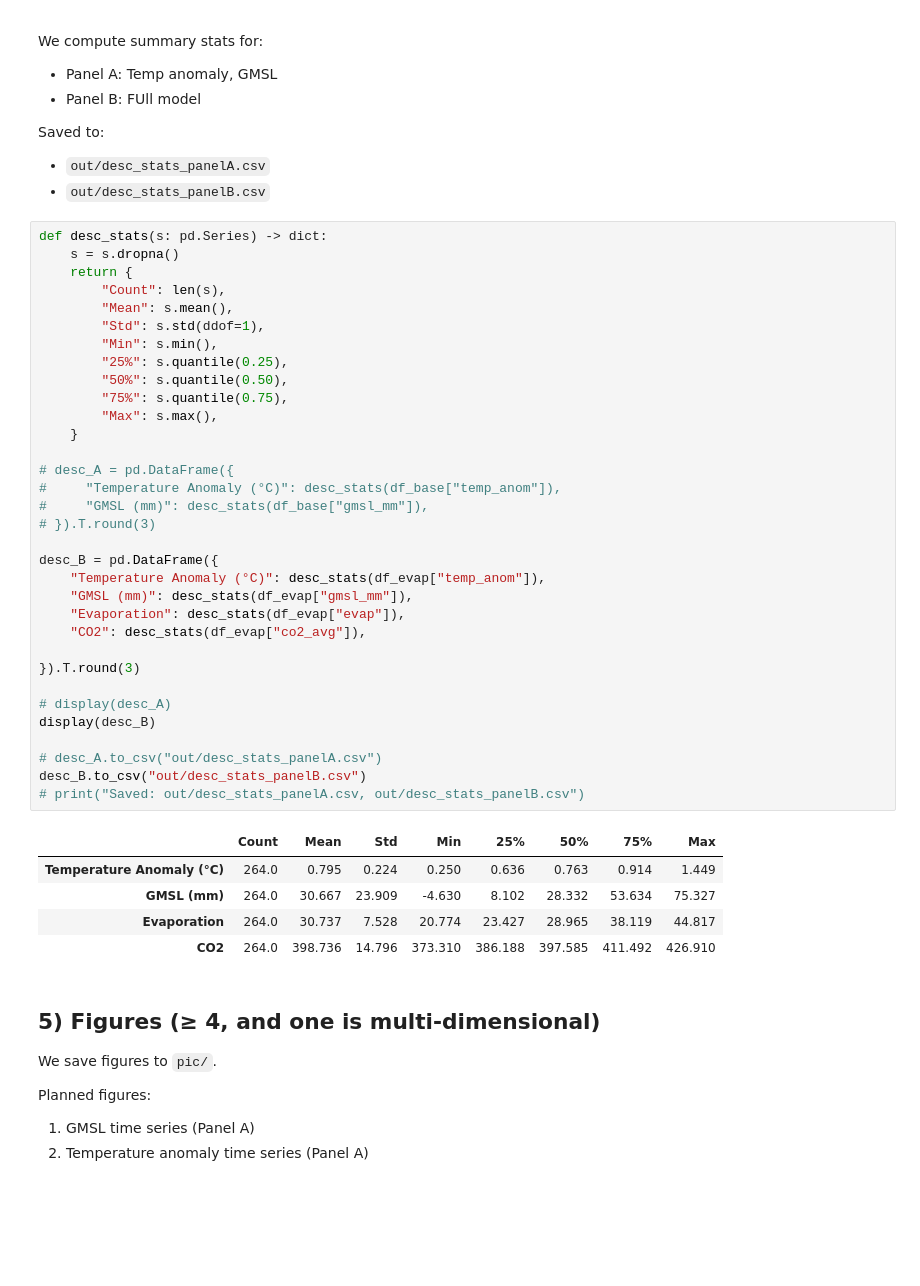
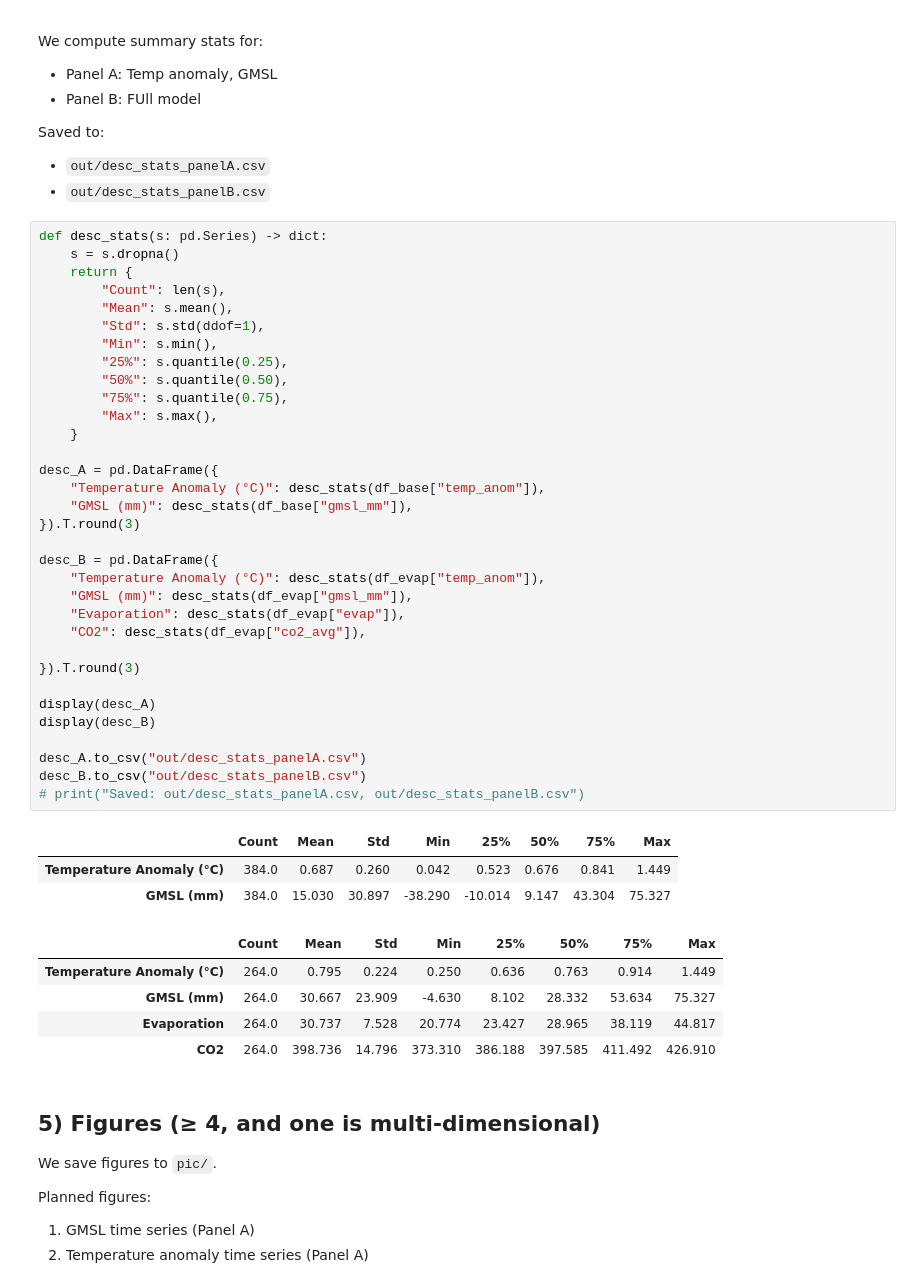
Before and after one commit to XinaiLU/5205_final_proj, a Jupyter notebook: 5205 final.ipynb, the cells around one changed output. Saved outputs shown, nothing was run; the diff lists cells and outputs as text; blank space fills up the shorter version.

```diff
--- a/5205 final.ipynb
+++ b/5205 final.ipynb
@@ -328,42 +328,45 @@ Saved to:
 # %%
 def desc_stats(s: pd.Series) -> dict:
     s = s.dropna()
     return {
         "Count": len(s),
         "Mean": s.mean(),
         "Std": s.std(ddof=1),
         "Min": s.min(),
         "25%": s.quantile(0.25),
         "50%": s.quantile(0.50),
         "75%": s.quantile(0.75),
         "Max": s.max(),
     }
 
-# desc_A = pd.DataFrame({
-#     "Temperature Anomaly (°C)": desc_stats(df_base["temp_anom"]),
-#     "GMSL (mm)": desc_stats(df_base["gmsl_mm"]),
-# }).T.round(3)
+desc_A = pd.DataFrame({
+    "Temperature Anomaly (°C)": desc_stats(df_base["temp_anom"]),
+    "GMSL (mm)": desc_stats(df_base["gmsl_mm"]),
+}).T.round(3)
 
 desc_B = pd.DataFrame({
     "Temperature Anomaly (°C)": desc_stats(df_evap["temp_anom"]),
     "GMSL (mm)": desc_stats(df_evap["gmsl_mm"]),
     "Evaporation": desc_stats(df_evap["evap"]),
     "CO2": desc_stats(df_evap["co2_avg"]),
 
 }).T.round(3)
 
-# display(desc_A)
+display(desc_A)
 display(desc_B)
 
-# desc_A.to_csv("out/desc_stats_panelA.csv")
+desc_A.to_csv("out/desc_stats_panelA.csv")
 desc_B.to_csv("out/desc_stats_panelB.csv")
 # print("Saved: out/desc_stats_panelA.csv, out/desc_stats_panelB.csv")
 # %% [output]
 |  | Count | Mean | Std | Min | 25% | 50% | 75% | Max |
-| Temperature Anomaly (°C) | 264.0 | 0.795 | 0.224 | 0.250 | 0.636 | 0.763 | 0.914 | 1.449 |
-| GMSL (mm) | 264.0 | 30.667 | 23.909 | -4.630 | 8.102 | 28.332 | 53.634 | 75.327 |
-| Evaporation | 264.0 | 30.737 | 7.528 | 20.774 | 23.427 | 28.965 | 38.119 | 44.817 |
-| CO2 | 264.0 | 398.736 | 14.796 | 373.310 | 386.188 | 397.585 | 411.492 | 426.910 |
+| Temperature Anomaly (°C) | 384.0 | 0.687 | 0.260 | 0.042 | 0.523 | 0.676 | 0.841 | 1.449 |
+| GMSL (mm) | 384.0 | 15.030 | 30.897 | -38.290 | -10.014 | 9.147 | 43.304 | 75.327 |
+|  | Count | Mean | Std | Min | 25% | 50% | 75% | Max |
+| Temperature Anomaly (°C) | 264.0 | 0.795 | 0.224 | 0.250 | 0.636 | 0.763 | 0.914 | 1.449 |
+| GMSL (mm) | 264.0 | 30.667 | 23.909 | -4.630 | 8.102 | 28.332 | 53.634 | 75.327 |
+| Evaporation | 264.0 | 30.737 | 7.528 | 20.774 | 23.427 | 28.965 | 38.119 | 44.817 |
+| CO2 | 264.0 | 398.736 | 14.796 | 373.310 | 386.188 | 397.585 | 411.492 | 426.910 |
 # %% [markdown]
 ## 5) Figures (≥ 4, and one is multi-dimensional)
 
```
Also changed, not shown: parts of 1 cell of this notebook, 2 other files.
